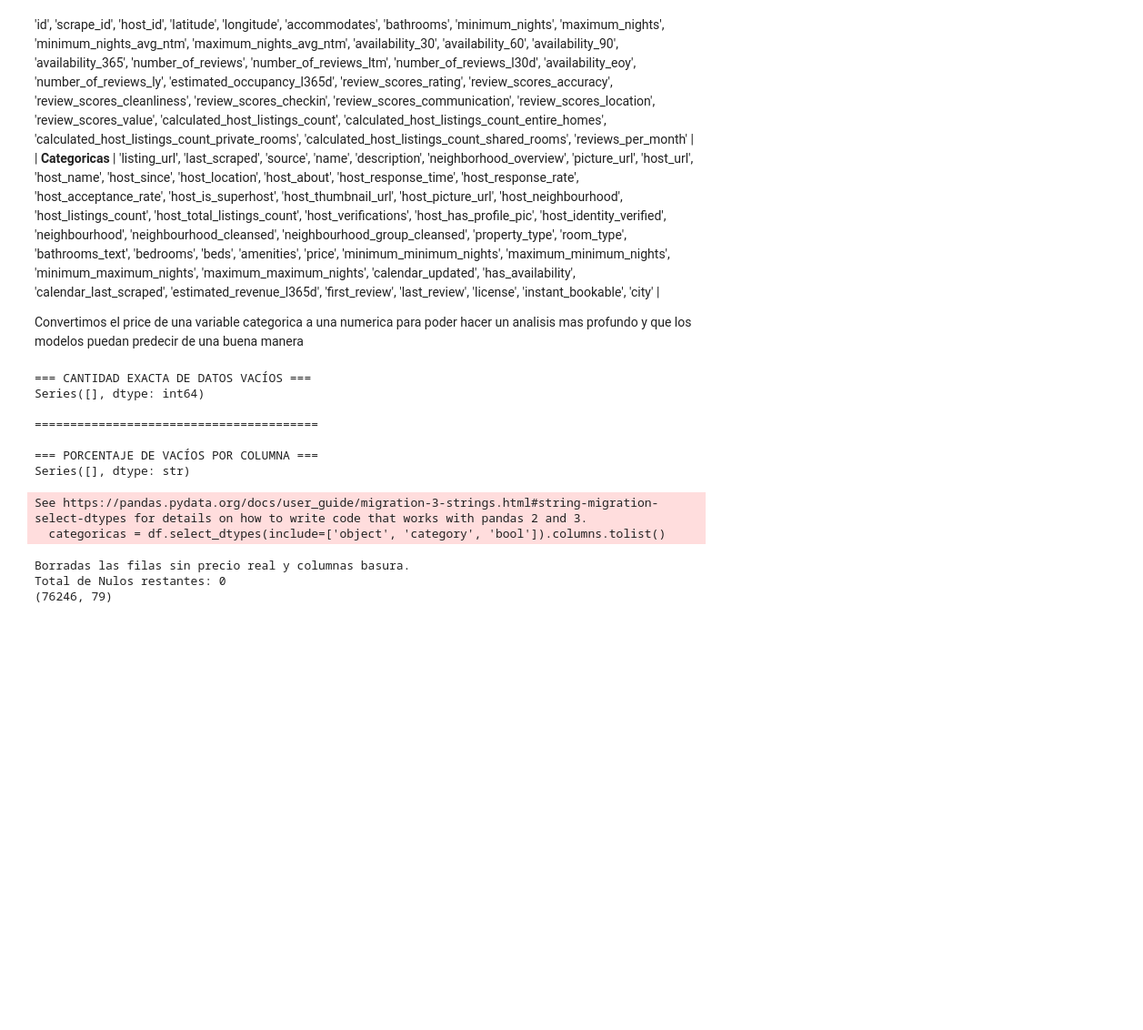
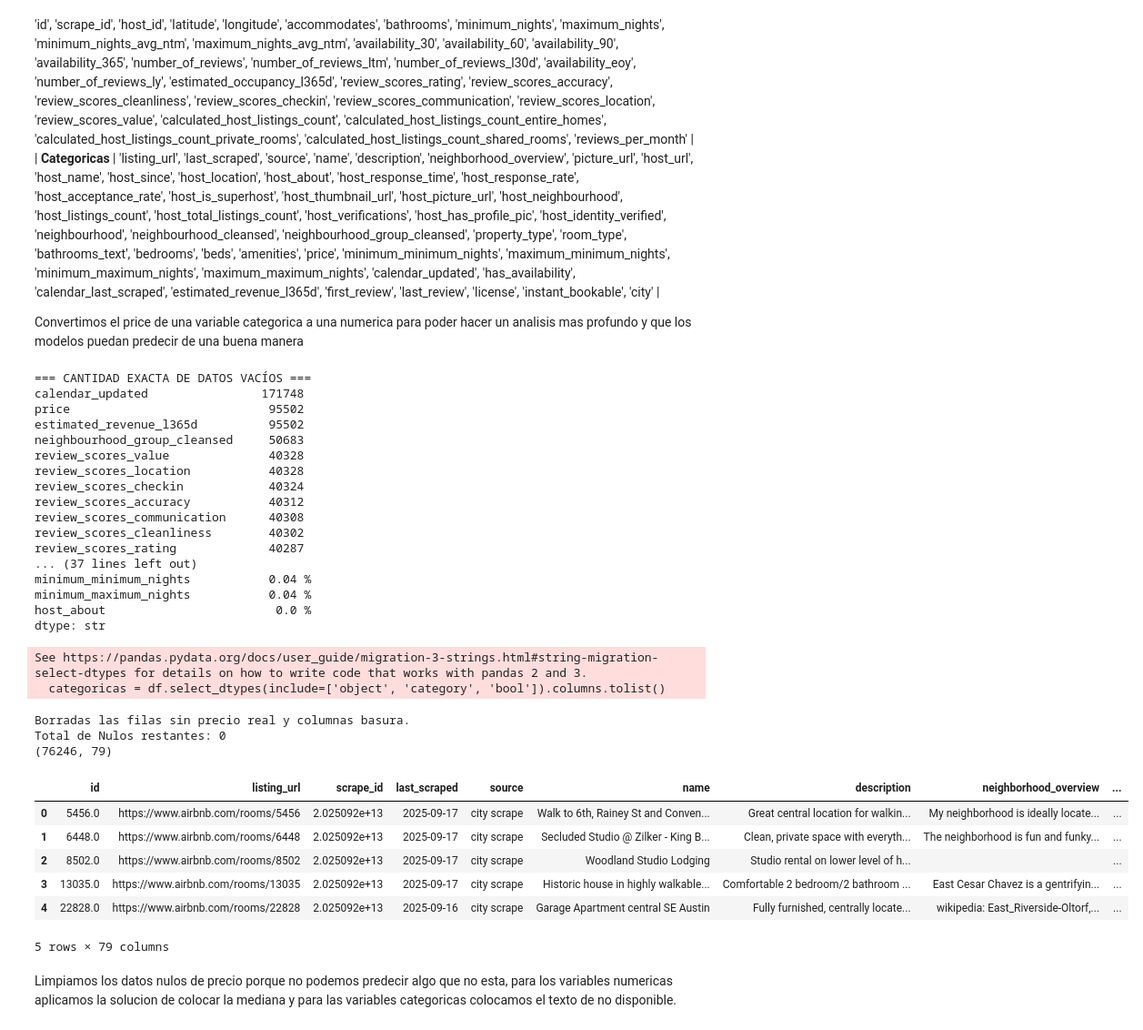
Before and after one commit to Vann06/Mineria_Datos, a Jupyter notebook: Bayes_Ingenuo.ipynb, the cells around one changed output. Shown at 91% size. Saved outputs shown, nothing was run; the diff lists cells and outputs as text; code cells hidden in the pictures; blank space fills up the shorter version.

```diff
--- a/Bayes_Ingenuo.ipynb
+++ b/Bayes_Ingenuo.ipynb
@@ -66,36 +76,57 @@ print(faltantes)
 print("\n" + "="*40 + "\n")
 
 porcentajes = (faltantes / len(df)) * 100
 print("=== PORCENTAJE DE VACÍOS POR COLUMNA ===")
 print(porcentajes.round(2).astype(str) + " %")
 
 df = df.dropna(subset=['price'])
 df = df.dropna(axis=1, how='all')
 
 numericas = df.select_dtypes(include=['number']).columns.tolist()
 if 'price' in numericas: numericas.remove('price')
 categoricas = df.select_dtypes(include=['object', 'category', 'bool']).columns.tolist()
 if 'price' in categoricas: categoricas.remove('price')
 
 imputador_num = SimpleImputer(strategy='median')
 imputador_cat = SimpleImputer(strategy='constant', fill_value='Sin Dato')
 
 df[numericas] = imputador_num.fit_transform(df[numericas])
 df[categoricas] = imputador_cat.fit_transform(df[categoricas])
 print("Borradas las filas sin precio real y columnas basura.")
 print("Total de Nulos restantes:", df.isnull().sum().sum())
 
 print(df.shape)
+
+df.head()
 # %% [output]
 === CANTIDAD EXACTA DE DATOS VACÍOS ===
-Series([], dtype: int64)
-
-========================================
-
-=== PORCENTAJE DE VACÍOS POR COLUMNA ===
-Series([], dtype: str)
+calendar_updated                171748
+price                            95502
+estimated_revenue_l365d          95502
+neighbourhood_group_cleansed     50683
+review_scores_value              40328
+review_scores_location           40328
+review_scores_checkin            40324
+review_scores_accuracy           40312
+review_scores_communication      40308
+review_scores_cleanliness        40302
+review_scores_rating             40287
+... (37 lines left out)
+minimum_minimum_nights           0.04 %
+minimum_maximum_nights           0.04 %
+host_about                        0.0 %
+dtype: str
 See https://pandas.pydata.org/docs/user_guide/migration-3-strings.html#string-migration-select-dtypes for details on how to write code that works with pandas 2 and 3.
   categoricas = df.select_dtypes(include=['object', 'category', 'bool']).columns.tolist()
 Borradas las filas sin precio real y columnas basura.
 Total de Nulos restantes: 0
 (76246, 79)
+|  | id | listing_url | scrape_id | last_scraped | source | name | description | neighborhood_overview | ... |
+| 0 | 5456.0 | https://www.airbnb.com/rooms/5456 | 2.025092e+13 | 2025-09-17 | city scrape | Walk to 6th, Rainey St and Conven... | Great central location for walkin... | My neighborhood is ideally locate... | ... |
+| 1 | 6448.0 | https://www.airbnb.com/rooms/6448 | 2.025092e+13 | 2025-09-17 | city scrape | Secluded Studio @ Zilker - King B... | Clean, private space with everyth... | The neighborhood is fun and funky... | ... |
+| 2 | 8502.0 | https://www.airbnb.com/rooms/8502 | 2.025092e+13 | 2025-09-17 | city scrape | Woodland Studio Lodging | Studio rental on lower level of h... |  | ... |
+| 3 | 13035.0 | https://www.airbnb.com/rooms/13035 | 2.025092e+13 | 2025-09-17 | city scrape | Historic house in highly walkable... | Comfortable 2 bedroom/2 bathroom ... | East Cesar Chavez is a gentrifyin... | ... |
+| 4 | 22828.0 | https://www.airbnb.com/rooms/22828 | 2.025092e+13 | 2025-09-16 | city scrape | Garage Apartment central SE Austin | Fully furnished, centrally locate... | wikipedia: East_Riverside-Oltorf,... | ... |
+5 rows × 79 columns
+# %% [markdown]
+Limpiamos los datos nulos de precio porque no podemos predecir algo que no esta, para los variables numericas aplicamos la solucion de colocar la mediana y para las variables categoricas colocamos el texto de no disponible.
```
Also changed, not shown: parts of 11 cells of this notebook.
